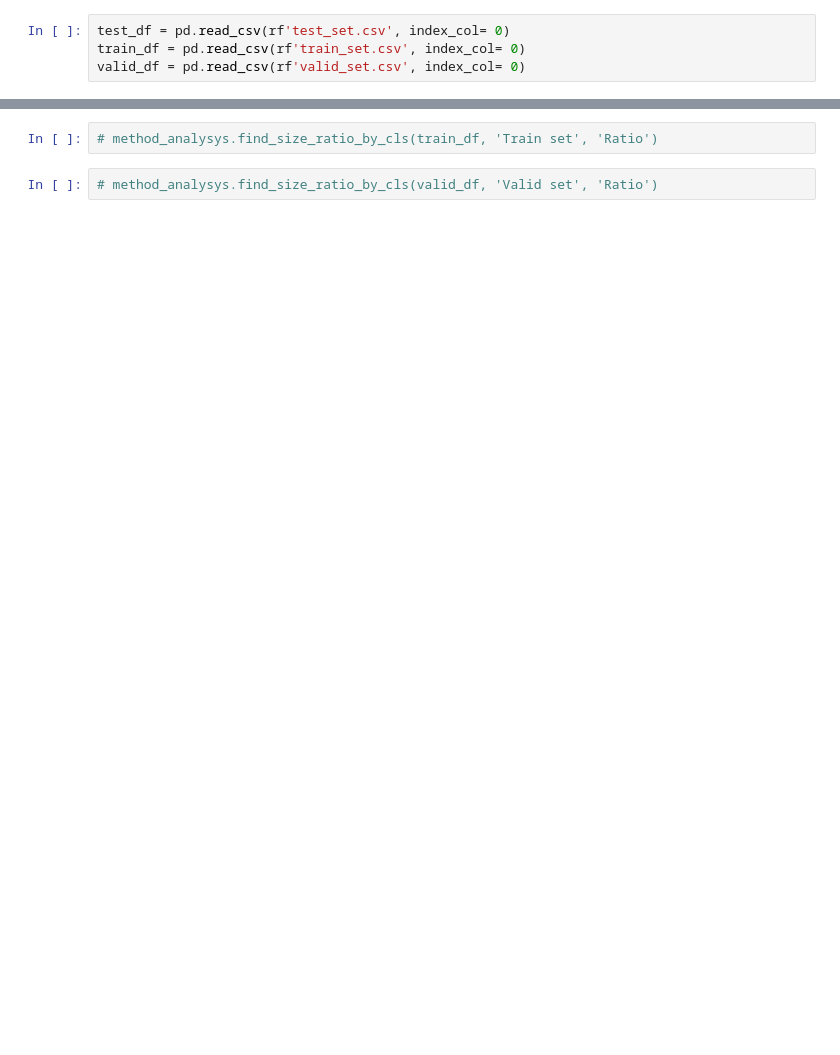
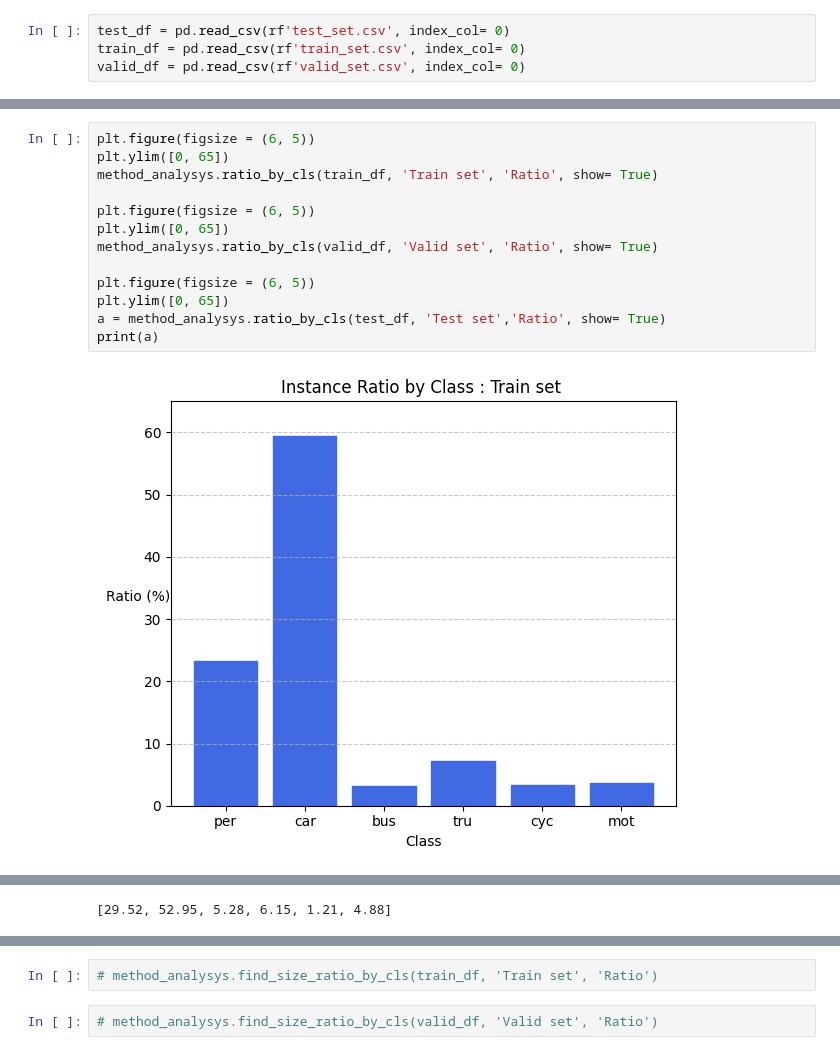
Before and after one commit to Lee-chan-hyeok/Nextchip_Autonomous_Driving_Contest, a Jupyter notebook: analysing/bbox/data_set.ipynb, the cells around one changed output, grey strips where cells are left out. Saved outputs shown, nothing was run; the diff lists cells and outputs as text; blank space fills up the shorter version.

```diff
--- a/analysing/bbox/data_set.ipynb
+++ b/analysing/bbox/data_set.ipynb
@@ -36,0 +13,15 @@ method_analysys.find_size_ratio_by_cls(test_df, 'Test set', 'Ratio')
+# %%
+plt.figure(figsize = (6, 5))
+plt.ylim([0, 65])
+method_analysys.ratio_by_cls(train_df, 'Train set', 'Ratio', show= True)
+
+plt.figure(figsize = (6, 5))
+plt.ylim([0, 65])
+method_analysys.ratio_by_cls(valid_df, 'Valid set', 'Ratio', show= True)
+
+plt.figure(figsize = (6, 5))
+plt.ylim([0, 65])
+a = method_analysys.ratio_by_cls(test_df, 'Test set','Ratio', show= True)
+print(a)
+# %% [output]
+[figure, added]
@@ -36,0 +30 @@ method_analysys.find_size_ratio_by_cls(test_df, 'Test set', 'Ratio')
+[29.52, 52.95, 5.28, 6.15, 1.21, 4.88]
```
Also changed, not shown: parts of 5 cells of this notebook, 21 other files.
